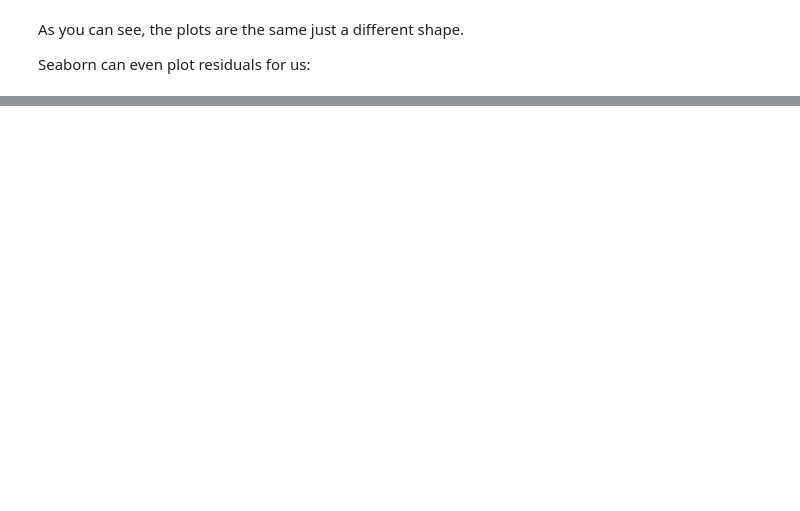
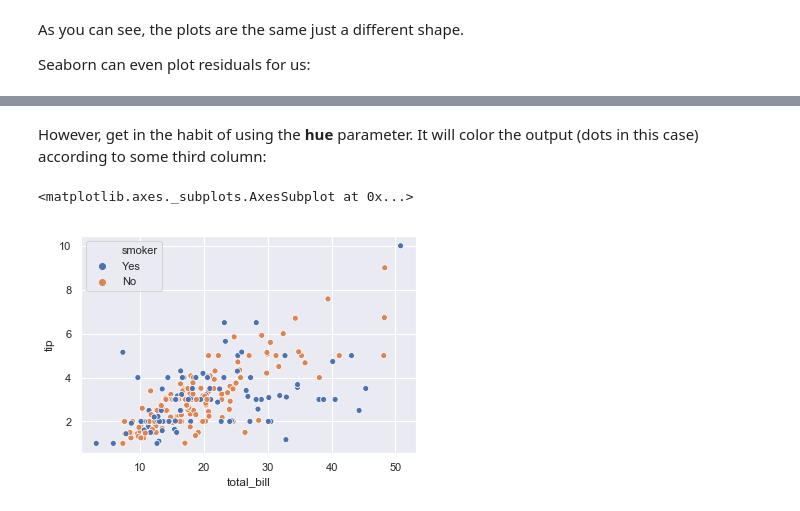
Before and after one commit to Regis-University-Data-Science/msde620_student_files, a Jupyter notebook: FTE_Week7.ipynb, the cells around one changed output, grey strips where cells are left out. Cells and saved outputs as stored; diff of their text form; code cells hidden in the pictures; blank space fills up the shorter version.

```diff
--- a/FTE_Week7.ipynb
+++ b/FTE_Week7.ipynb
@@ -166,0 +237,7 @@ Points should be randomly distributed on the y-axis. If you see patterns then li
+# %% [markdown]
+However, get in the habit of using the **hue** parameter. It will color the output (dots in this case) according to some third column:
+# %%
+sns.scatterplot(x='total_bill', y='tip', hue='smoker', data=tips)
+# %% [output]
+<matplotlib.axes._subplots.AxesSubplot at 0x...>
+[figure, added]
```
Also changed, not shown: parts of 97 cells of this notebook.
